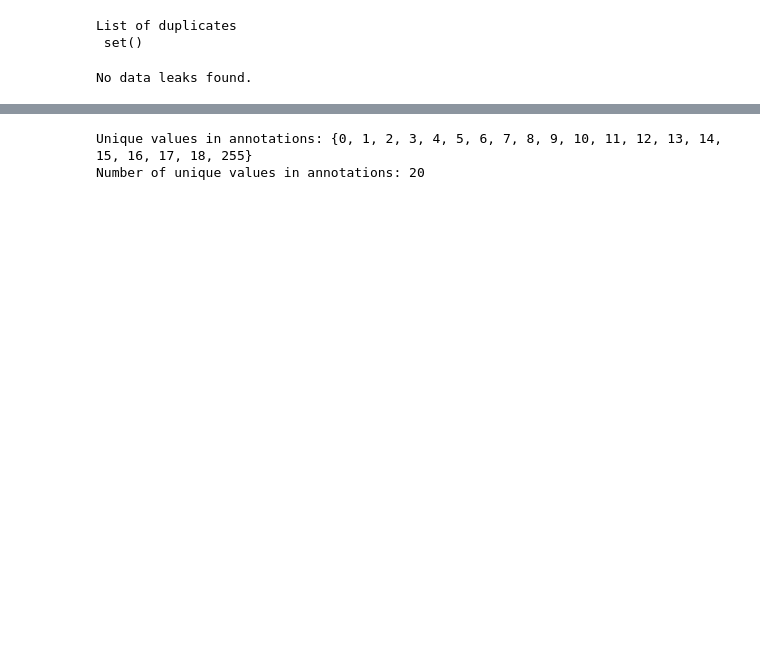
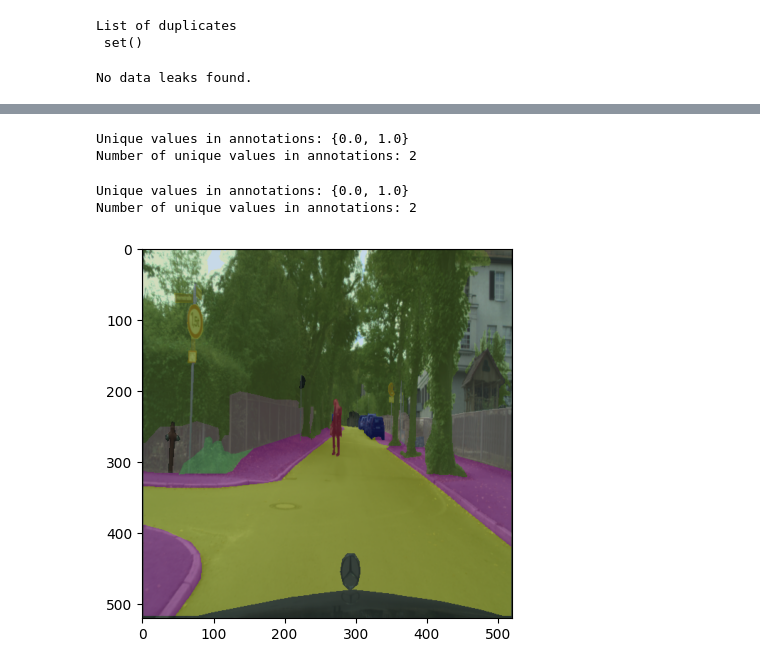
Before and after one commit to jan-sb/Studienarbeit-CODE_Semantische_Segmentation, a Jupyter notebook: Testing.ipynb, the cells around one changed output, grey strips where cells are left out. Saved outputs shown, nothing was run; the diff lists cells and outputs as text; code cells hidden in the pictures; blank space fills up the shorter version.

```diff
--- a/Testing.ipynb
+++ b/Testing.ipynb
@@ -8,8 +8,7 @@ from torchvision.utils import draw_segmentation_masks
 from tqdm import tqdm
 # %%
 city_label_color_map = np.array([
-    [0, 0, 0],       #ID__255, unlabeled
-    [128, 64, 128],  #ID__0, road
+    [255, 255, 0], #ID__0, road
     [244, 35, 232],  #ID__1, sidewalk
     [70, 70, 70],    #ID__2, building
     [102, 102, 156], #ID__3, wall
@@ -28,6 +27,7 @@ city_label_color_map = np.array([
     [0, 80, 100],    #ID__16, train
     [0, 0, 230],     #ID__17, motorcycle
     [119, 11, 32],   #ID__18, bicycle
+    [0, 0, 0],       #ID__19, unlabeled
 ])
 # %%
 duplicates = check_duplicates_in_csv('Daten/CityscapesDaten')
@@ -55,11 +55,11 @@ Annotation Value range: [  0   2   5   7   8  10  11  13  18 255]
 unique_values = set()
 for _, annotation in tqdm(k_fold_dataset.train_dataset, desc='Processing Annotations'):
     unique_values.update(np.unique(annotation))
-    if len(unique_values) >= 20:
+    if len(unique_values) >= 2:
         break
 
 print(f'Unique values in annotations: {unique_values}')
 print(f'Number of unique values in annotations: {len(unique_values)}')
 # %% [output]
-Unique values in annotations: {0, 1, 2, 3, 4, 5, 6, 7, 8, 9, 10, 11, 12, 13, 14, 15, 16, 17, 18, 255}
-Number of unique values in annotations: 20
+Unique values in annotations: {0.0, 1.0}
+Number of unique values in annotations: 2
@@ -70,0 +66,33 @@ result_image = draw_segmentation_masks(image,
+# %%
+unique_values = set()
+for _, annotation in tqdm(k_fold_dataset.train_dataset, desc='Processing Annotations'):
+    unique_values.update(np.unique(annotation))
+    if len(unique_values) >= 2:
+        break
+
+print(f'Unique values in annotations: {unique_values}')
+print(f'Number of unique values in annotations: {len(unique_values)}')
+# %% [output]
+Unique values in annotations: {0.0, 1.0}
+Number of unique values in annotations: 2
+# %%
+mean = torch.tensor((0.2892, 0.3272, 0.2867)).view(3, 1, 1)
+std = torch.tensor((0.1904, 0.1932, 0.1905)).view(3, 1, 1)
+image_unnormalized = image * std + mean
+
+# Convert the image to uint8
+image_uint8 = (image_unnormalized * 255).byte()
+annotation_bool = annotation.bool()
+colors = [city_label_color_map[i] for i in range(20)]
+
+result_image = draw_segmentation_masks(image_uint8,
+                                       annotation_bool,
+                                       0.3,
+                                       colors
+                                       )
+result_image_np = result_image.numpy().transpose(1, 2, 0)
+
+plt.imshow(result_image_np)
+plt.show()
+# %% [output]
+[figure, added]
```
Also changed, not shown: parts of 2 cells of this notebook, 28 other files.
